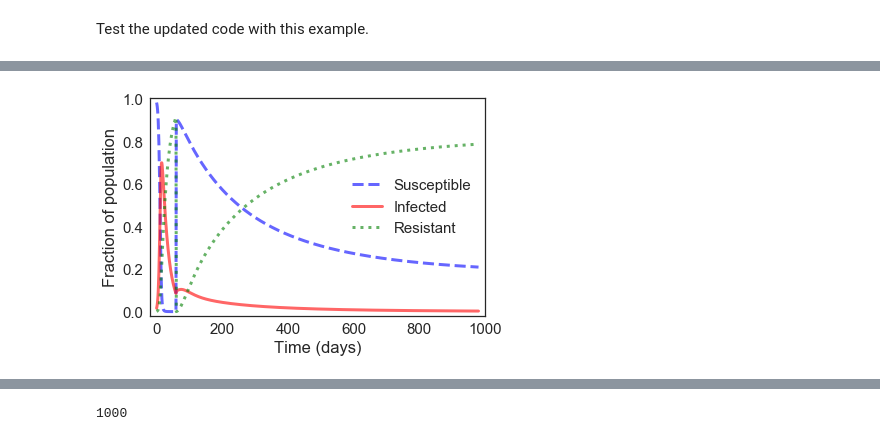
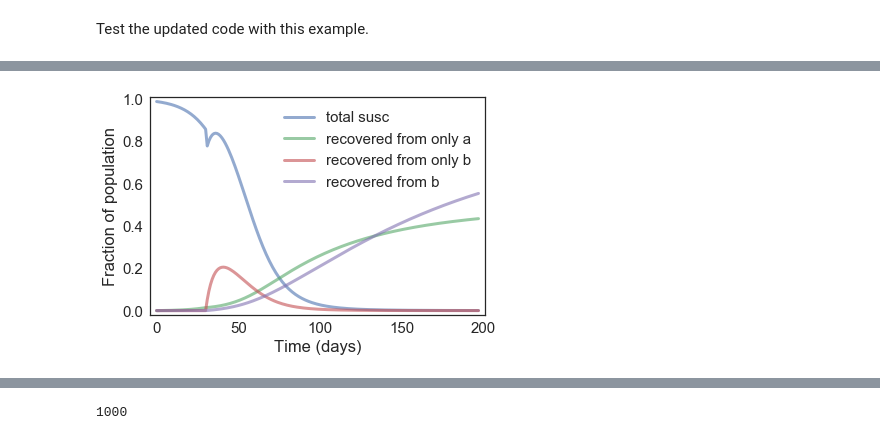
Before and after one commit to NOwolabi/modsim_project_2, a Jupyter notebook: code/Project Brainstorming2.ipynb, the cells around one changed output, grey strips where cells are left out. Drawn from its saved outputs; the diff is of its cells as text; code cells hidden in the pictures.

```diff
--- a/code/Project Brainstorming2.ipynb
+++ b/code/Project Brainstorming2.ipynb
@@ -192,5 +204,11 @@ system.results.head()
-# %%
-frame = system.results
-plot_results(system.seriesS, system.seriesI, system.seriesR)
-# %% [output]
-[figure, removed]
+# %%
+frame = system.results
+plot(frame.S, label='total susc')
+plot(frame.R1, label='recovered from only a')
+plot(frame.R2, label='recovered from only b')
+plot(frame.Rboth, label="recovered from b")
+decorate(xlabel='Time (days)',
+             ylabel='Fraction of population')
+#plot_results(system.seriesS, system.seriesI, system.seriesR)
+# %% [output]
+[figure, added]
```
Also changed, not shown: parts of 4 cells of this notebook.
